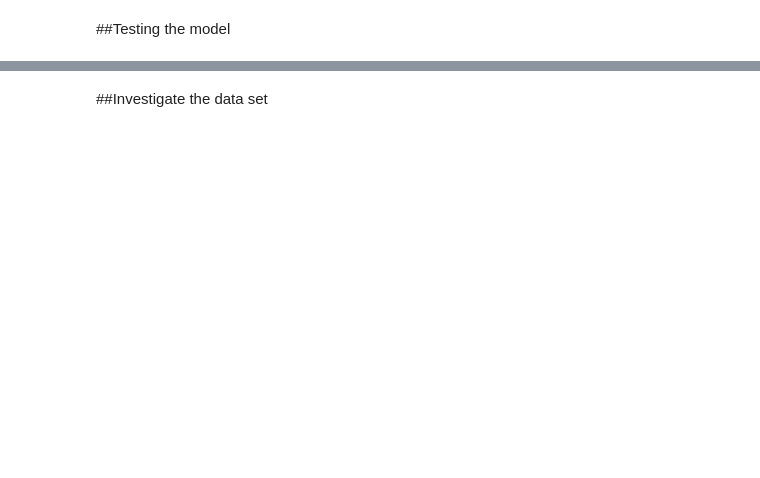
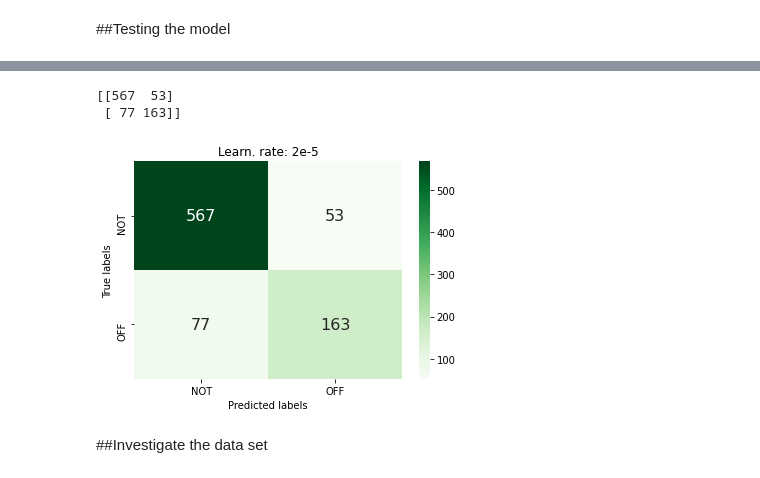
Before and after one commit to josbex/HS-detection_in_social_media_posts, a Jupyter notebook: Hate_speech_detection_in_social_media_posts.ipynb, the cells around one changed output, grey strips where cells are left out. Drawn from its saved outputs; the diff is of its cells as text; code cells hidden in the pictures; blank space fills up the shorter version.

```diff
--- a/Hate_speech_detection_in_social_media_posts.ipynb
+++ b/Hate_speech_detection_in_social_media_posts.ipynb
@@ -122,7 +143,8 @@ def format_time(elapsed):
     return str(datetime.timedelta(seconds=elapsed_rounded))
 # %%
 def prepare_test_data(batch_size, tokenizer):
-  tweets, labels = get_dataset('test_data')
+  #tweets, labels = get_dataset('test_data')
+  tweets, labels = get_dataset_from_github('https://raw.githubusercontent.com/josbex/HS-detection_in_social_media_posts/master/data/test_data.tsv')
   print("len tweets:" , len(tweets))
   print("len labels:" , len(labels))
 
@@ -143,7 +165,7 @@ def prepare_test_data(batch_size, tokenizer):
                           tweet,                      # Sentence to encode.
                           add_special_tokens = True, # Add '[CLS]' and '[SEP]'
                           truncation=True,
-                          max_length = 152,           # Pad & truncate all sentences.
+                          max_length = 152,           # Pad & truncate all sentences. #used to be 152
                           pad_to_max_length = True,
                           return_attention_mask = True,   # Construct attn. masks.
                           return_tensors = 'pt',     # Return pytorch tensors.
@@ -167,14 +189,14 @@ def prepare_test_data(batch_size, tokenizer):
   prediction_data = TensorDataset(input_ids, attention_masks, labels)
   prediction_sampler = SequentialSampler(prediction_data)
   prediction_dataloader = DataLoader(prediction_data, sampler=prediction_sampler, batch_size=batch_size)
-  return prediction_dataloader
+  return prediction_dataloader, len(tweets)
 # %%
 def test(batch_size, model, tokenizer):
-  prediction_dataloader = prepare_test_data(batch_size, tokenizer)
+  prediction_dataloader, nrOfTweets = prepare_test_data(batch_size, tokenizer)
   test_total_accuracy = 0
   test_total_f1_score = 0
 
-  print('Predicting labels for {:,} test tweets...'.format(len(input_ids)))
+  print('Predicting labels for {:,} test tweets...'.format(nrOfTweets))
 
   # Put model in evaluation mode
   model.eval()
@@ -859,12 +857,17 @@ Learning rate:  2e-05
 # %%
 #To test from a saved model, model and tokenizer needs to be fetched from load_model
 #To test on a newly trained model comment out the line below (only works if training is done one time in the cells above, not the training loop)
-model, tokenizer = load_model()
+#model, tokenizer = load_model("new_training_round/best_model/model_save")
+#This is the best model achieved so far
+model, tokenizer = load_model("/learn_rate_5/model_save")
 predictions, true_labels = test(32, model, tokenizer)
 accur, f1 = get_test_accuracy_and_f1_score(predictions, true_labels)
 tn, fp, fn, tp = confusion_matrix(true_labels_flattened(true_labels), predictions_flattened(predictions)).ravel()
 cm = confusion_matrix(true_labels_flattened(true_labels), predictions_flattened(predictions))
-print("  Accuracy: {0:.2f}".format(accur))
-print("  f-1 score: {0:.2f}".format(f1))
+print("  Accuracy: {0:.3f}".format(accur))
+print("  f-1 score: {0:.3f}".format(f1))
 print('true negative: ' , tn, '\nfalse negative: ', fn, '\ntrue positive: ', tp, '\nfalse positive: ', fp)
-print(cm)
+#print(cm)
+tp_indices, tn_indices, fp_indices, fn_indices = determine_prediction_types(predictions_flattened(predictions), true_labels_flattened(true_labels))
+print_test_tweet_by_index(tp_indices[0])
+plot_confusion_matrix(true_labels_flattened(true_labels), predictions_flattened(predictions))
@@ -871,3 +907,10 @@ print(cm)
+# %%
+#plot_confusion_matrix(true_labels_flattened(true_labels), predictions_flattened(predictions))
+plot_with_heatmap(true_labels_flattened(true_labels), predictions_flattened(predictions), "Learn. rate: 2e-5", "2")
+# %% [output]
+[[567  53]
+ [ 77 163]]
+[figure, added]
 # %% [markdown]
 ##Investigate the data set
 # %%
```
Also changed, not shown: parts of 23 cells of this notebook.
